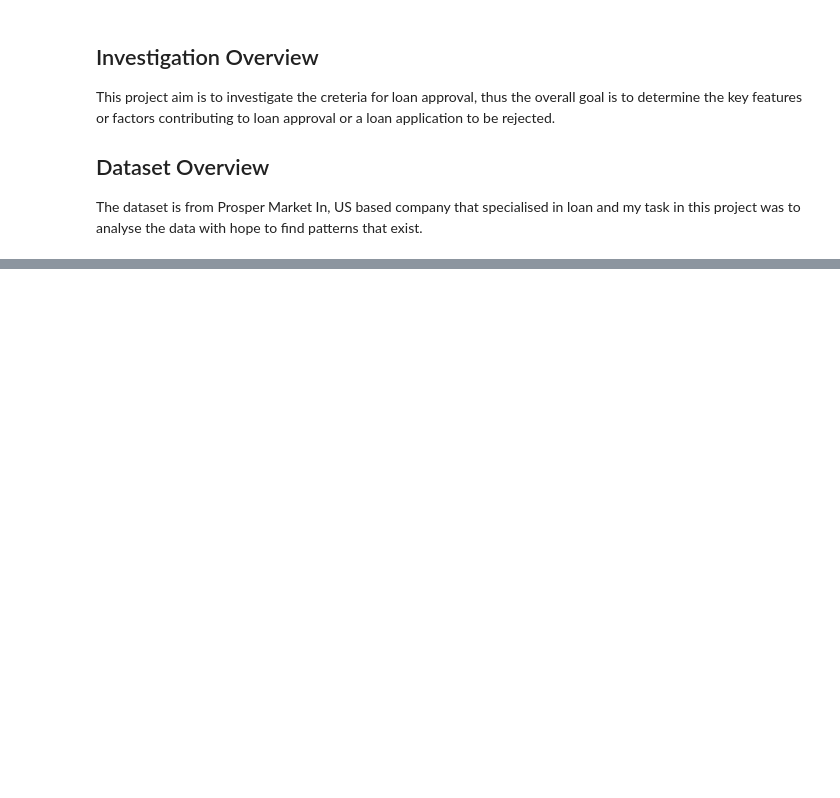
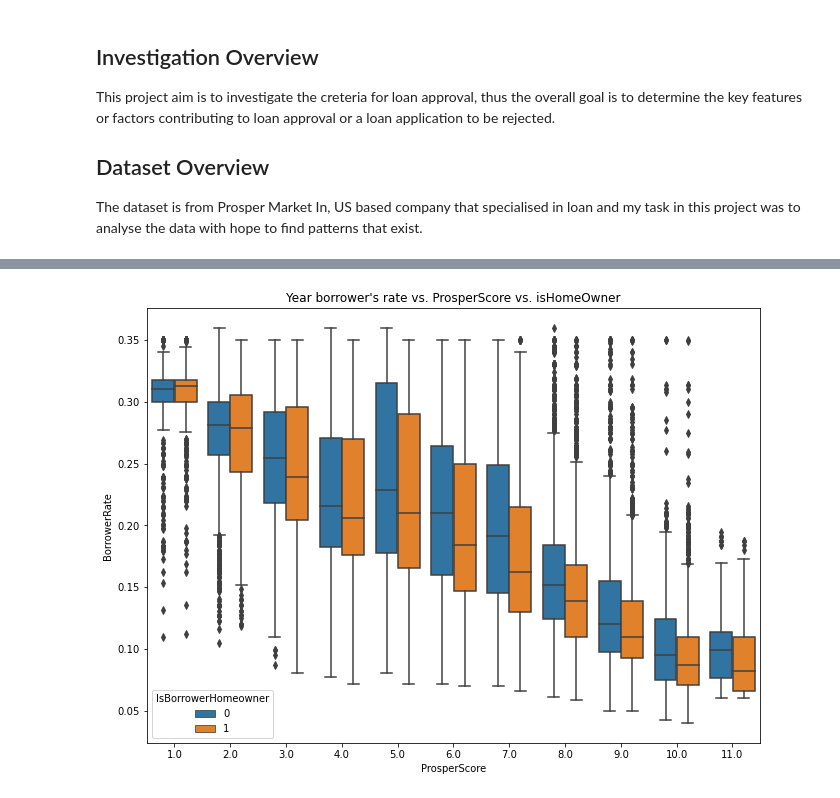
Before and after one commit to iampeterndumba/Loan-Approval, a Jupyter notebook: Bank Loan/Part_II_slide_deck.ipynb, the cells around one changed output, grey strips where cells are left out. Saved outputs shown, nothing was run; the diff lists cells and outputs as text; code cells hidden in the pictures; blank space fills up the shorter version.

```diff
--- a/Bank Loan/Part_II_slide_deck.ipynb
+++ b/Bank Loan/Part_II_slide_deck.ipynb
@@ -79,0 +56,6 @@ OSError: [WinError 10048] Only one usage of each socket address (protocol/networ
+# %%
+plt.figure(figsize=[11, 8]);
+sb.boxplot(data = loan_data, x = 'ProsperScore', y = 'BorrowerRate', hue = 'IsBorrowerHomeowner');
+plt.title('Year borrower\'s rate vs. ProsperScore vs. isHomeOwner');
+# %% [output]
+[figure, added]
```
Also changed, not shown: parts of 12 cells of this notebook, 5 other files.
